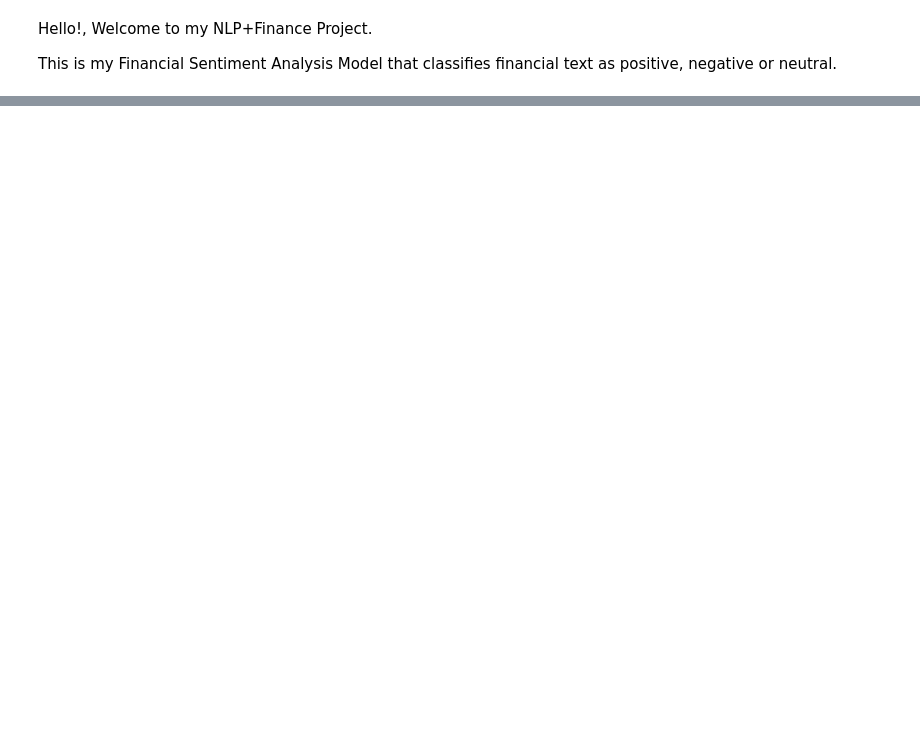
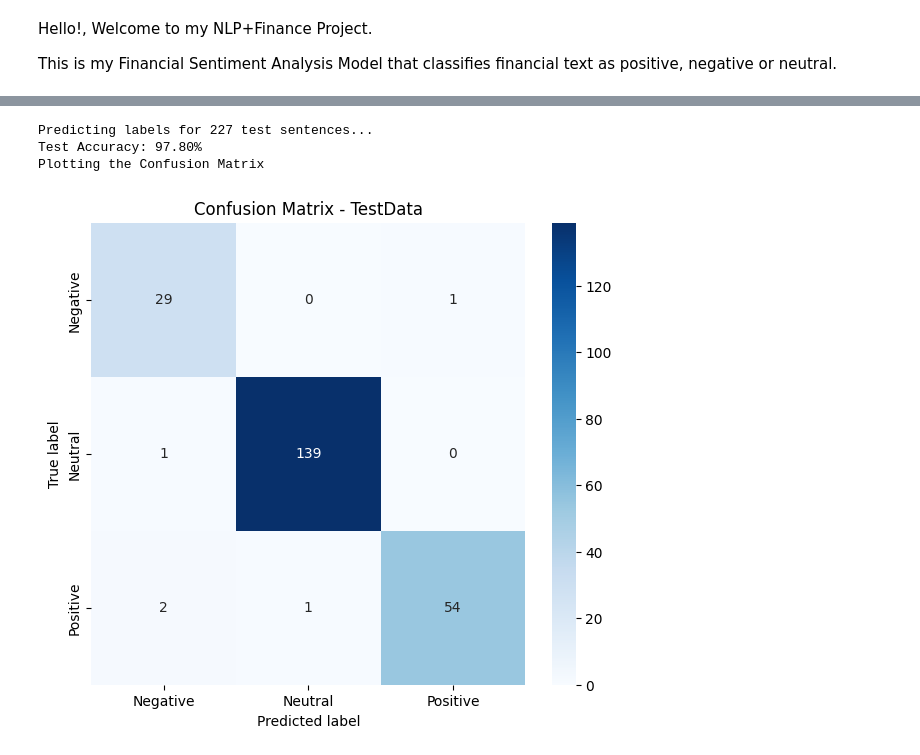
Before and after one commit to HemendraSridhar/NLP, a Jupyter notebook: NLP_Sentiment_Analysis_Model.ipynb, the cells around one changed output, grey strips where cells are left out. Cells and saved outputs as stored; diff of their text form; code cells hidden in the pictures; blank space fills up the shorter version.

```diff
--- a/NLP_Sentiment_Analysis_Model.ipynb
+++ b/NLP_Sentiment_Analysis_Model.ipynb
@@ -151,0 +335,4 @@ epochs = 4
+# %%
+#Evaluating Test Set Accuracy
+test_sentences = df_test.Sentence.values
+test_labels = df_test.Label.values
@@ -151,0 +374,67 @@ epochs = 4
+# %%
+#Converting Data to Tensors and create Dataloaders
+batch_size = 32
+test_input_ids = torch.tensor(test_input_ids)
+test_attention_masks = torch.tensor(test_attention_masks)
+test_labels = torch.tensor(test_labels)
+prediction_data = TensorDataset(test_input_ids, test_attention_masks, test_labels)
+prediction_sampler = SequentialSampler(prediction_data)
+prediction_dataloader = DataLoader(prediction_data, sampler=prediction_sampler, batch_size=batch_size)
+# %%
+#Evaluating Test Set Accuracy
+
+#Prediction on test set
+print('Predicting labels for {:,} test sentences...'.format(len(test_input_ids)))
+
+#Putting model in evaluation mode
+model.eval()
+
+#Tracking variables
+predictions , true_labels = [], []
+
+#Prediction
+for batch in prediction_dataloader:
+  #Adding batch to GPU
+  batch = tuple(t.to(device) for t in batch)
+
+  #Unpack the inputs from our dataloader
+  b_input_ids, b_input_mask, b_labels = batch
+
+  with torch.no_grad():
+      #Forward pass, calculating logit predictions
+      outputs = model(b_input_ids, token_type_ids=None, attention_mask=b_input_mask)
+
+  logits = outputs[0]
+
+  #Moving logits and labels to CPU
+  logits = logits.detach().cpu().numpy()
+  label_ids = b_labels.to('cpu').numpy()
+
+  #Storing predictions and true labels
+  predictions.append(logits)
+  true_labels.append(label_ids)
+
+#Final tracking variables
+y_logits, y_true, y_preds = [], [], []
+
+#Appending logit predictions
+for chunk in predictions:
+  for logits in chunk:
+    y_logits.append(logits)
+
+#Appending true labels
+for chunk in true_labels:
+  for label in chunk:
+    y_true.append(label)
+
+#Appending real predictions
+for logits in y_logits:
+  y_preds.append(np.argmax(logits))
+
+print('Test Accuracy: {:.2%}'.format(metrics.accuracy_score(y_preds,y_true)))
+plot_confusion_matrix(y_true,y_preds)
+# %% [output]
+Predicting labels for 227 test sentences...
+Test Accuracy: 97.80%
+Plotting the Confusion Matrix
+[figure, added]
```
Also changed, not shown: parts of 10 cells of this notebook.
